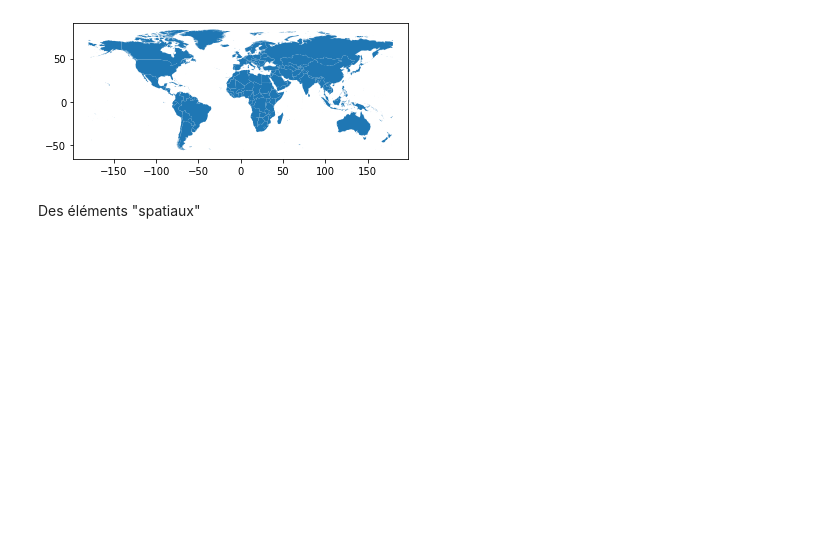
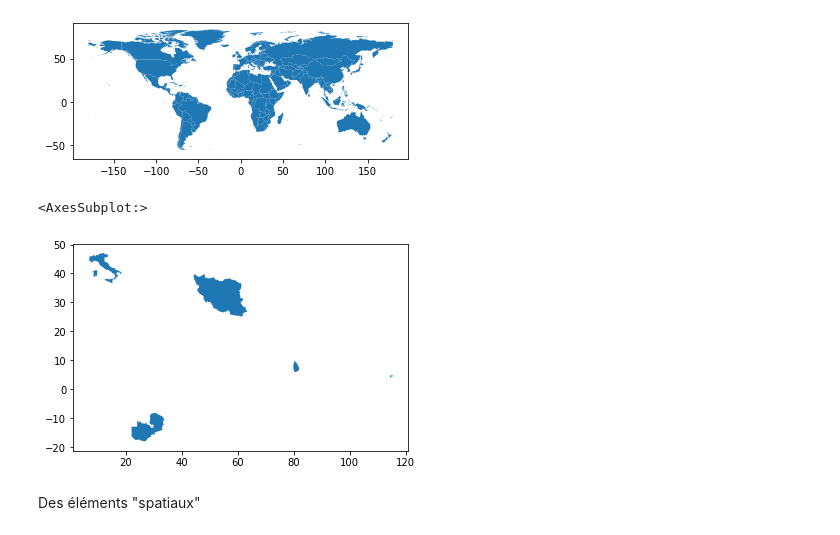
Before and after one commit to pyshs/CUSO-2022-printemps, a Jupyter notebook: Séance 6 - Usages avancés/Temps 2 - Statistiques plus avancées et carte.ipynb, the cells around one changed output. Drawn from its saved outputs; the diff is of its cells as text; code cells hidden in the pictures; blank space fills up the shorter version.

```diff
--- a/Séance 6 - Usages avancés/Temps 2 - Statistiques plus avancées et carte.ipynb
+++ b/Séance 6 - Usages avancés/Temps 2 - Statistiques plus avancées et carte.ipynb
@@ -189,6 +192,11 @@ carte.plot()
 # %% [output]
 <AxesSubplot:>
 [figure]
+# %%
+carte["geometry"].iloc[4:9].plot()
+# %% [output]
+<AxesSubplot:>
+[figure, added]
 # %% [markdown]
 Des éléments "spatiaux"
 # %%
```
Also changed, not shown: parts of 12 cells of this notebook, 5 other files.
